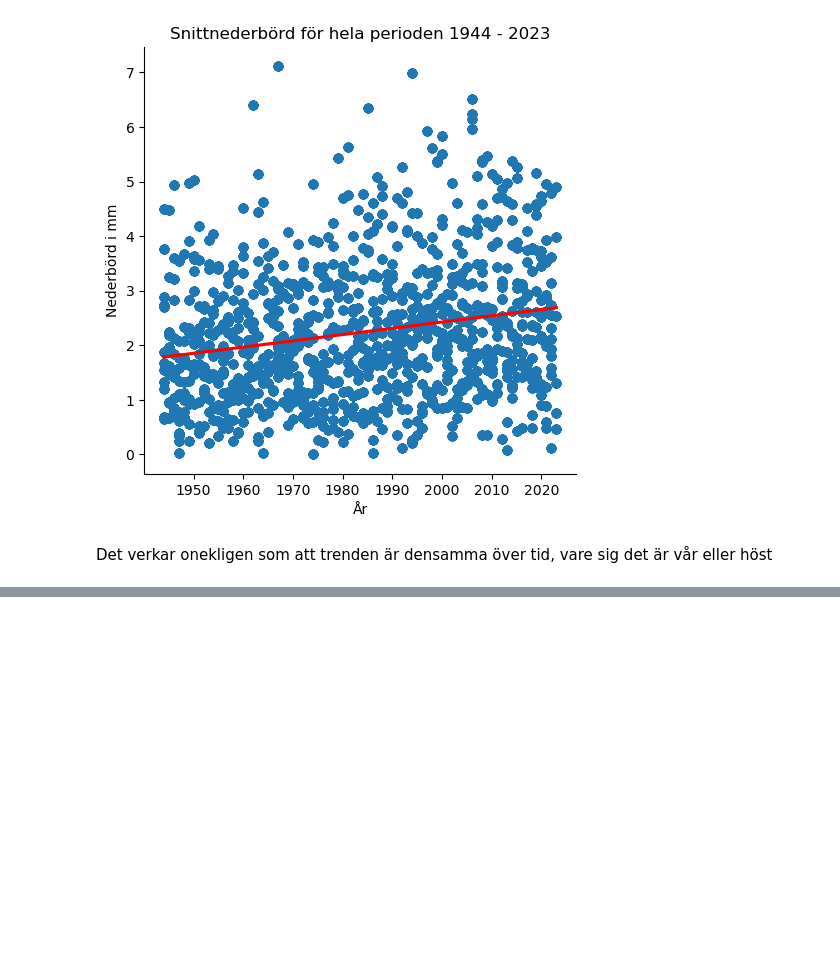
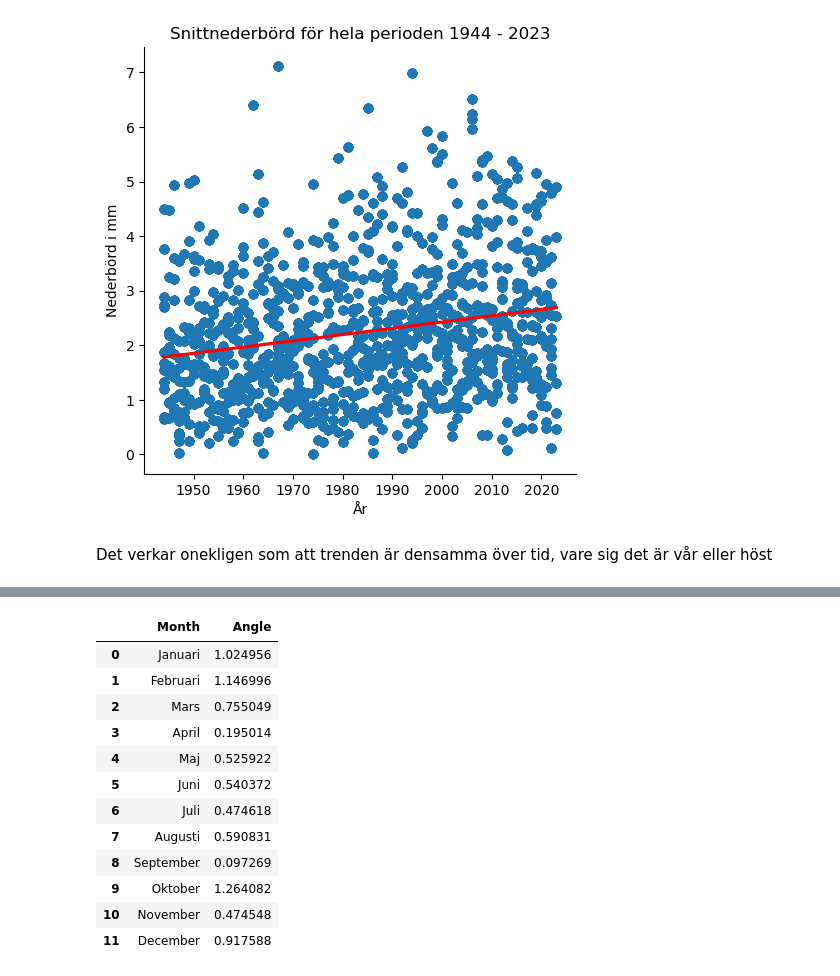
Before and after one commit to msteele919/projectwork, a Jupyter notebook: Kristoffer/plotting_rain.ipynb, the cells around one changed output, grey strips where cells are left out. Drawn from its saved outputs; the diff is of its cells as text; code cells hidden in the pictures; blank space fills up the shorter version.

```diff
--- a/Kristoffer/plotting_rain.ipynb
+++ b/Kristoffer/plotting_rain.ipynb
@@ -152,0 +241,16 @@ Det verkar onekligen som att trenden är densamma över tid, vare sig det är v
+# %%
+barlist
+# %% [output]
+|  | Month | Angle |
+| 0 | Januari | 1.024956 |
+| 1 | Februari | 1.146996 |
+| 2 | Mars | 0.755049 |
+| 3 | April | 0.195014 |
+| 4 | Maj | 0.525922 |
+| 5 | Juni | 0.540372 |
+| 6 | Juli | 0.474618 |
+| 7 | Augusti | 0.590831 |
+| 8 | September | 0.097269 |
+| 9 | Oktober | 1.264082 |
+| 10 | November | 0.474548 |
+| 11 | December | 0.917588 |
```
Also changed, not shown: parts of 16 cells of this notebook, 3 other files.
